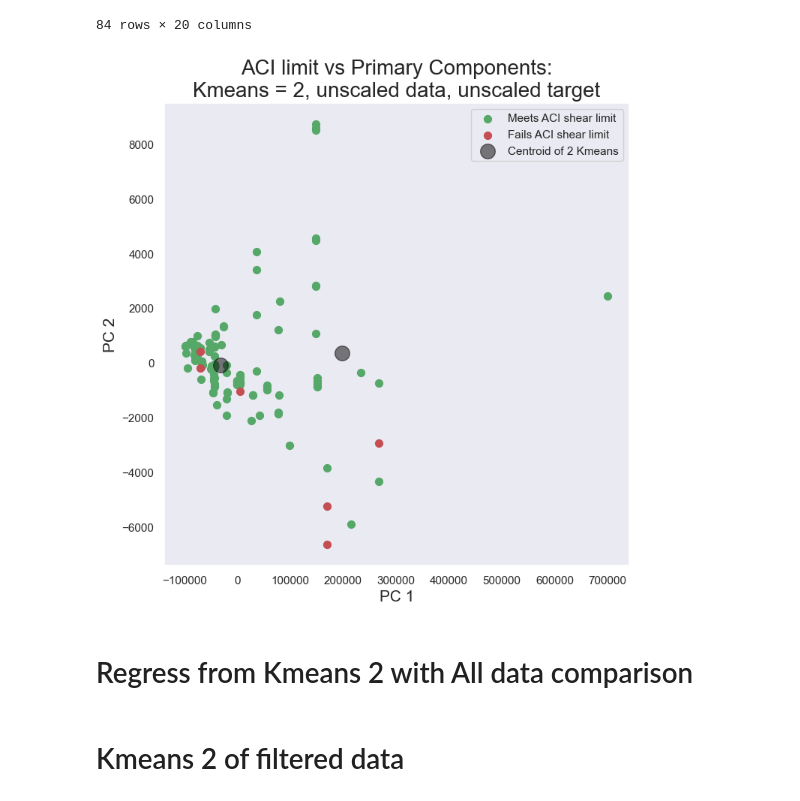
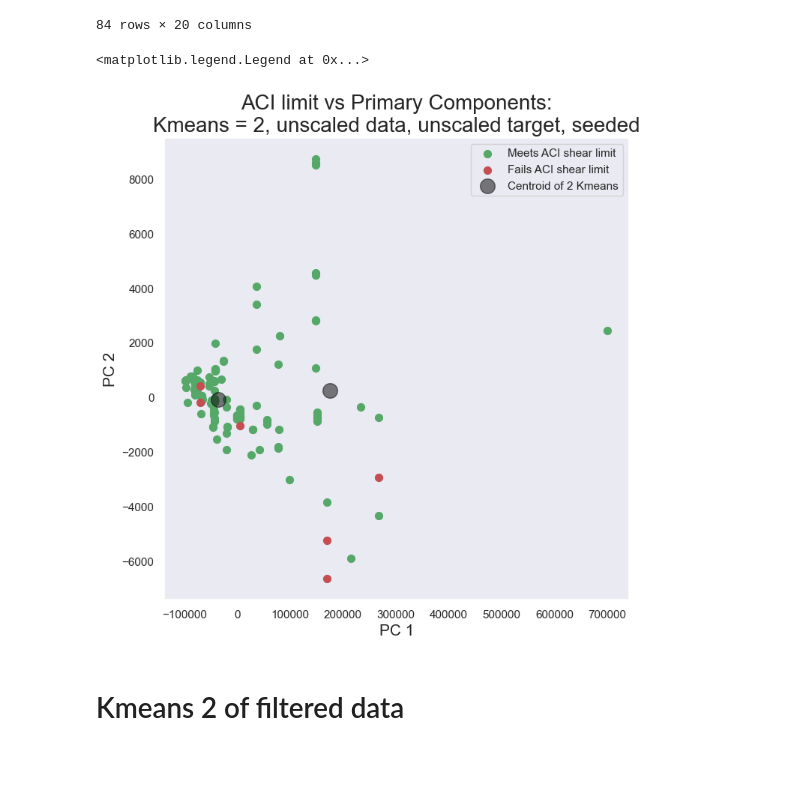
Before and after one commit to adomakor412/MSNT_Thesis_ML_CE, a Jupyter notebook: dfexp_prediction.ipynb, the cells around one changed output. Cells and saved outputs as stored; diff of their text form; code cells hidden in the pictures; blank space fills up the shorter version.

```diff
--- a/dfexp_prediction.ipynb
+++ b/dfexp_prediction.ipynb
@@ -728,38 +731,37 @@ connectivity_centroid=KMeans(n_clusters=2)
 connectivity_centroid.fit(Z)
 y_kmeans = connectivity_centroid.predict(Z)
 # %%
-varTitle = "Kmeans = 2, unscaled data, unscaled target"
+varTitle = "Kmeans = 2, unscaled data, unscaled target, seeded"
 x = dfexp[dfexp.columns[:-1]]
 
 fig = plt.figure(figsize = (8,8))
 ax = fig.add_subplot(1,1,1)
 ax.set_xlabel('PC 1', fontsize = 15)
 ax.set_ylabel('PC 2', fontsize = 15)
 ax.set_title(f'ACI limit vs Primary Components:\n{varTitle}', fontsize = 20)
 
 #targets = x['Target'].unique()
 targets = dfexp['Target'].unique()
 colors = ['g', 'r']
 for target, color in zip(targets,colors):
     #indicesToKeep = x['Target'] == target
     indicesToKeep = dfexp['Target'] == target
     ax.scatter(finalDF.loc[finalDF.index[indicesToKeep], 'PC 1']
                , finalDF.loc[finalDF.index[indicesToKeep], 'PC 2']
                , c = color
                , s = 50
                #, alpha=0.5
                )
 #ax.legend(['Fails ACI shear limit', 'Meets ACI shear limit'])
 ax.grid()
 
 centers = connectivity_centroid.cluster_centers_
 ax.scatter(centers[:, 0], centers[:, 1], c='black', s=200, alpha=0.5);
 #ax.scatter(centers[:, 0], centers[:, 1], c='purple', s=200, alpha=0.5);
 #ax.legend(['Fails ACI shear limit', 'Meets ACI shear limit','Centroids'])
 ax.legend(['Meets ACI shear limit','Fails ACI shear limit', 'Centroid of 2 Kmeans'])
 
-plt.savefig(f"ACI_limit_{varTitle}.png")
+#plt.savefig(f"ACI_limit_{varTitle}.png")
 # %% [output]
+<matplotlib.legend.Legend at 0x...>
-[figure, old version]
+[figure, new version]
-# %% [markdown]
-# Regress from Kmeans 2 with All data comparison
```
Also changed, not shown: parts of 13 cells of this notebook, 35 other files.
